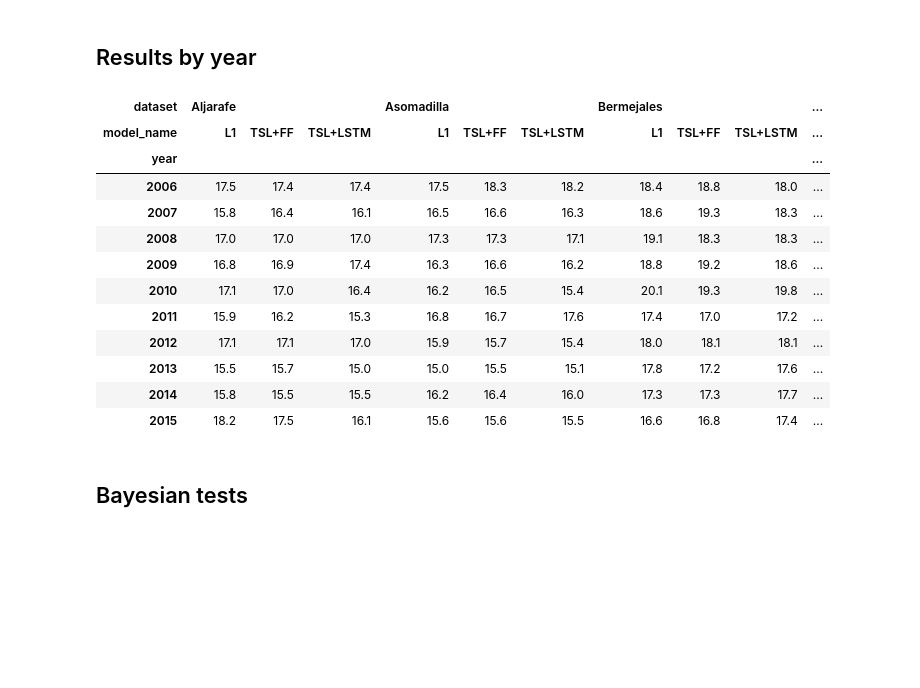
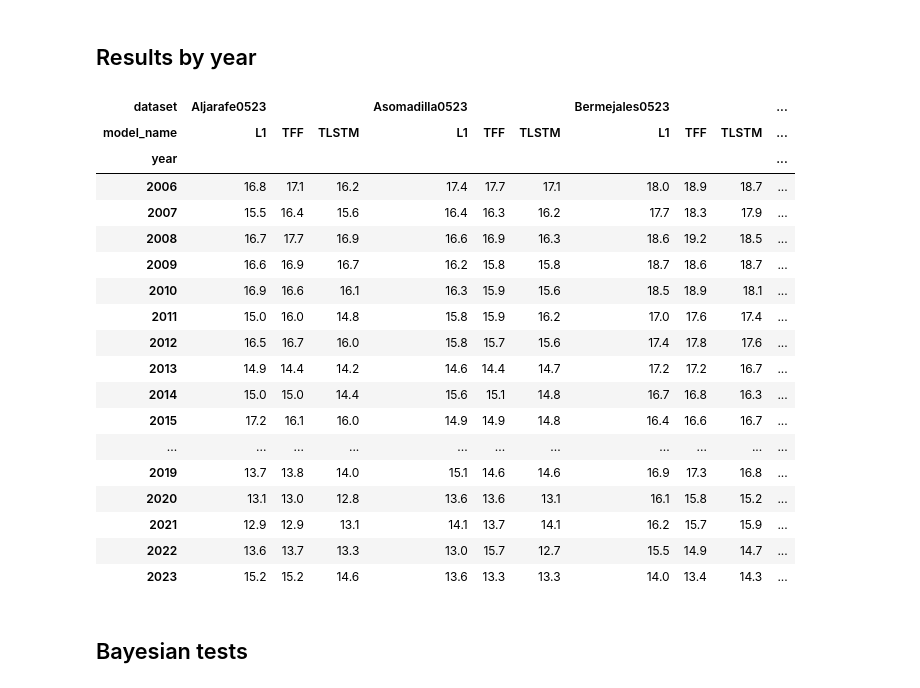
Before and after one commit to manjimnav/TSLayer-Ozone, a Jupyter notebook: analysis.ipynb, the cells around one changed output. Saved outputs shown, nothing was run; the diff lists cells and outputs as text; code cells hidden in the pictures; blank space fills up the shorter version.

```diff
--- a/analysis.ipynb
+++ b/analysis.ipynb
@@ -9,22 +8,17 @@ sns.set()
 # %%
-output_file = 'results/OzoneCrossVal/results_nn_optimizing_bs_and_lr'
-
-output_file_2 = 'results/OzoneCrossVal/results_final'
+output_file = 'results/OzoneCrossVal/results_pollution_0523_crossval'
 
 total_metrics = pd.read_csv(f'{output_file}.csv')
-total_metrics_2 = pd.read_csv(f'{output_file_2}.csv')
 
-total_metrics_2 = total_metrics_2[(total_metrics_2.model_name!='dense')]
-
-total_metrics = pd.concat((total_metrics, total_metrics_2))
 total_metrics["n_features"] = total_metrics.selected_features.apply(eval).apply(len)
-#total_metrics["selection_params_residual"] = total_metrics.selection_params_residual.fillna(False)
 # %%
 total_metrics['model_name'] = total_metrics['model_name'].replace({'decisiontree': 'DT', 'lstm': "LSTM"})
 total_metrics['selection_name'] = total_metrics['selection_name'].replace({'NoSelection': 'NS', 'TimeSelectionLayer': 'TSL'})
 
-total_metrics.loc[(total_metrics.selection_name=='TSL') & (total_metrics.model_name=='LSTM'), 'model_name'] = 'TSL+LSTM'
-total_metrics.loc[(total_metrics.selection_name=='TSL') & (total_metrics.model_name=='dense'), 'model_name'] = 'TSL+FF'
+total_metrics.loc[(total_metrics.selection_name=='TSL') & (total_metrics.model_name=='LSTM') & (total_metrics.selection_params_residual==False), 'model_name'] = 'TLSTM'
+total_metrics.loc[(total_metrics.selection_name=='TSL') & (total_metrics.model_name=='dense') & (total_metrics.selection_params_residual==False), 'model_name'] = 'TFF'
+total_metrics.loc[(total_metrics.selection_name=='TSL') & (total_metrics.model_name=='LSTM') & (total_metrics.selection_params_residual==True), 'model_name'] = 'TLSTMRes'
+total_metrics.loc[(total_metrics.selection_name=='TSL') & (total_metrics.model_name=='dense') & (total_metrics.selection_params_residual==True), 'model_name'] = 'TFFRes'
 total_metrics.loc[total_metrics.selection_name=='TimeSelectionLayerConstant', 'model_name'] = 'TSL*'
 #total_metrics.loc[(total_metrics.selection_name=='TSL') & (total_metrics.selection_params_residual), 'model_name'] = 'TSLRes'
 total_metrics['model_name'] = total_metrics['model_name'].replace({'dense': 'FF', 'lasso': 'L1'})
@@ -48,10 +26,0 @@ Name: model_name, Length: 8100, dtype: object
-# %%
-model_params = [col for col in total_metrics.columns if 'model_params' in col or 'selection_params' in col]
-grouped = total_metrics.groupby(['dataset', 'selection_name', 'model_name', *model_params], dropna=False)[["root_mean_squared_error_valid"]].mean()
-best_index = grouped.loc[grouped.groupby(['dataset', 'selection_name', 'model_name', 'selection_params_residual'], dropna=False).root_mean_squared_error_valid.idxmin()].index
-
-total_metrics_indexed = total_metrics.set_index(['dataset', 'selection_name', 'model_name',*model_params])
-
-best_by_year = total_metrics_indexed.loc[best_index, ['root_mean_squared_error', 'mean_absolute_error', 'dataset_params_test_year', 'features', 'selected_features']].reset_index()
-
-best_by_year[best_by_year.dataset_params_test_year>2005].groupby(['dataset', 'model_name'], dropna=False)[["root_mean_squared_error"]].mean().reset_index().pivot(index = 'dataset', columns='model_name', values='root_mean_squared_error')[["DT", "L1", "FF", "LSTM", "TSL+FF", "TSL+LSTM"]]#.to_latex()
@@ -59,0 +27,3 @@ KeyError: "None of [Index(['DT', 'L1', 'FF', 'LSTM', 'TSL+FF', 'TSL+LSTM'], dtyp
+# %%
+best_models = total_metrics.loc[total_metrics.groupby(['dataset','dataset_params_test_year', 'model_name'], dropna=False).root_mean_squared_error_valid.idxmin()]
+best_models[best_models.dataset_params_test_year>2005].pivot(index = ['dataset_params_test_year'], columns=['dataset', 'model_name'], values=['root_mean_squared_error', 'n_features']).round(1)#.to_excel("results/ResSelNet/results_pollution_0523_crossval.xlsx")
@@ -123,27 +127,30 @@ NameError: name 'sns' is not defined
 # %% [markdown]
 ## Results by year
 # %%
-
-best_metrics = total_metrics_indexed.loc[best_index].reset_index()
-best_metrics = best_metrics.groupby(['dataset', 'model_name', 'dataset_params_test_year'], dropna=False)[['root_mean_squared_error']].mean().reset_index()
-best_metrics = best_metrics.rename({'dataset_params_test_year': 'year'}, axis=1)
+best_metrics = best_models.rename({'dataset_params_test_year': 'year'}, axis=1)
 best_metrics = best_metrics[(best_metrics.year>2005)]
-best_metrics = best_metrics[best_metrics.model_name.isin(["L1", "TSL+FF", "TSL+LSTM"])]
+best_metrics = best_metrics[best_metrics.model_name.isin(["L1", "TFF", "TLSTM"])]
 best_metrics.pivot(index = ['year'], columns=[ 'dataset','model_name'], values='root_mean_squared_error').round(1)#.to_latex()
 # %% [output]
-| dataset | Aljarafe |  |  | Asomadilla |  |  | Bermejales |  |  | ... |
-| model_name | L1 | TSL+FF | TSL+LSTM | L1 | TSL+FF | TSL+LSTM | L1 | TSL+FF | TSL+LSTM | ... |
+| dataset | Aljarafe0523 |  |  | Asomadilla0523 |  |  | Bermejales0523 |  |  | ... |
+| model_name | L1 | TFF | TLSTM | L1 | TFF | TLSTM | L1 | TFF | TLSTM | ... |
 | year |  |  |  |  |  |  |  |  |  | ... |
-| 2006 | 17.5 | 17.4 | 17.4 | 17.5 | 18.3 | 18.2 | 18.4 | 18.8 | 18.0 | ... |
-| 2007 | 15.8 | 16.4 | 16.1 | 16.5 | 16.6 | 16.3 | 18.6 | 19.3 | 18.3 | ... |
-| 2008 | 17.0 | 17.0 | 17.0 | 17.3 | 17.3 | 17.1 | 19.1 | 18.3 | 18.3 | ... |
-| 2009 | 16.8 | 16.9 | 17.4 | 16.3 | 16.6 | 16.2 | 18.8 | 19.2 | 18.6 | ... |
-| 2010 | 17.1 | 17.0 | 16.4 | 16.2 | 16.5 | 15.4 | 20.1 | 19.3 | 19.8 | ... |
-| 2011 | 15.9 | 16.2 | 15.3 | 16.8 | 16.7 | 17.6 | 17.4 | 17.0 | 17.2 | ... |
-| 2012 | 17.1 | 17.1 | 17.0 | 15.9 | 15.7 | 15.4 | 18.0 | 18.1 | 18.1 | ... |
-| 2013 | 15.5 | 15.7 | 15.0 | 15.0 | 15.5 | 15.1 | 17.8 | 17.2 | 17.6 | ... |
-| 2014 | 15.8 | 15.5 | 15.5 | 16.2 | 16.4 | 16.0 | 17.3 | 17.3 | 17.7 | ... |
-| 2015 | 18.2 | 17.5 | 16.1 | 15.6 | 15.6 | 15.5 | 16.6 | 16.8 | 17.4 | ... |
+| 2006 | 16.8 | 17.1 | 16.2 | 17.4 | 17.7 | 17.1 | 18.0 | 18.9 | 18.7 | ... |
+| 2007 | 15.5 | 16.4 | 15.6 | 16.4 | 16.3 | 16.2 | 17.7 | 18.3 | 17.9 | ... |
+| 2008 | 16.7 | 17.7 | 16.9 | 16.6 | 16.9 | 16.3 | 18.6 | 19.2 | 18.5 | ... |
+| 2009 | 16.6 | 16.9 | 16.7 | 16.2 | 15.8 | 15.8 | 18.7 | 18.6 | 18.7 | ... |
+| 2010 | 16.9 | 16.6 | 16.1 | 16.3 | 15.9 | 15.6 | 18.5 | 18.9 | 18.1 | ... |
+| 2011 | 15.0 | 16.0 | 14.8 | 15.8 | 15.9 | 16.2 | 17.0 | 17.6 | 17.4 | ... |
+| 2012 | 16.5 | 16.7 | 16.0 | 15.8 | 15.7 | 15.6 | 17.4 | 17.8 | 17.6 | ... |
+| 2013 | 14.9 | 14.4 | 14.2 | 14.6 | 14.4 | 14.7 | 17.2 | 17.2 | 16.7 | ... |
+| 2014 | 15.0 | 15.0 | 14.4 | 15.6 | 15.1 | 14.8 | 16.7 | 16.8 | 16.3 | ... |
+| 2015 | 17.2 | 16.1 | 16.0 | 14.9 | 14.9 | 14.8 | 16.4 | 16.6 | 16.7 | ... |
+| ... | ... | ... | ... | ... | ... | ... | ... | ... | ... | ... |
+| 2019 | 13.7 | 13.8 | 14.0 | 15.1 | 14.6 | 14.6 | 16.9 | 17.3 | 16.8 | ... |
+| 2020 | 13.1 | 13.0 | 12.8 | 13.6 | 13.6 | 13.1 | 16.1 | 15.8 | 15.2 | ... |
+| 2021 | 12.9 | 12.9 | 13.1 | 14.1 | 13.7 | 14.1 | 16.2 | 15.7 | 15.9 | ... |
+| 2022 | 13.6 | 13.7 | 13.3 | 13.0 | 15.7 | 12.7 | 15.5 | 14.9 | 14.7 | ... |
+| 2023 | 15.2 | 15.2 | 14.6 | 13.6 | 13.3 | 13.3 | 14.0 | 13.4 | 14.3 | ... |
 # %% [markdown]
 ## Bayesian tests
 # %%
```
Also changed, not shown: parts of 10 cells of this notebook, 5 other files.
